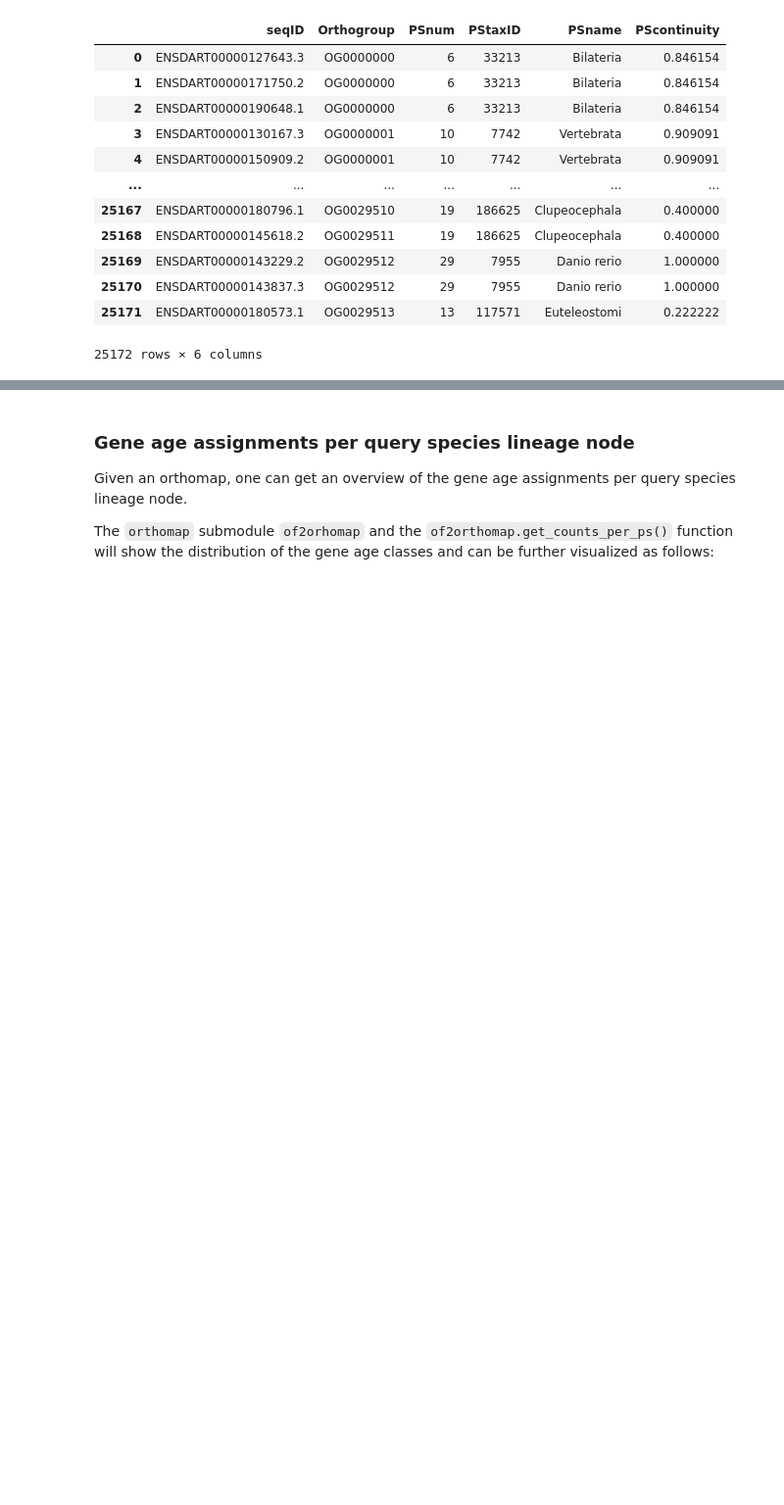
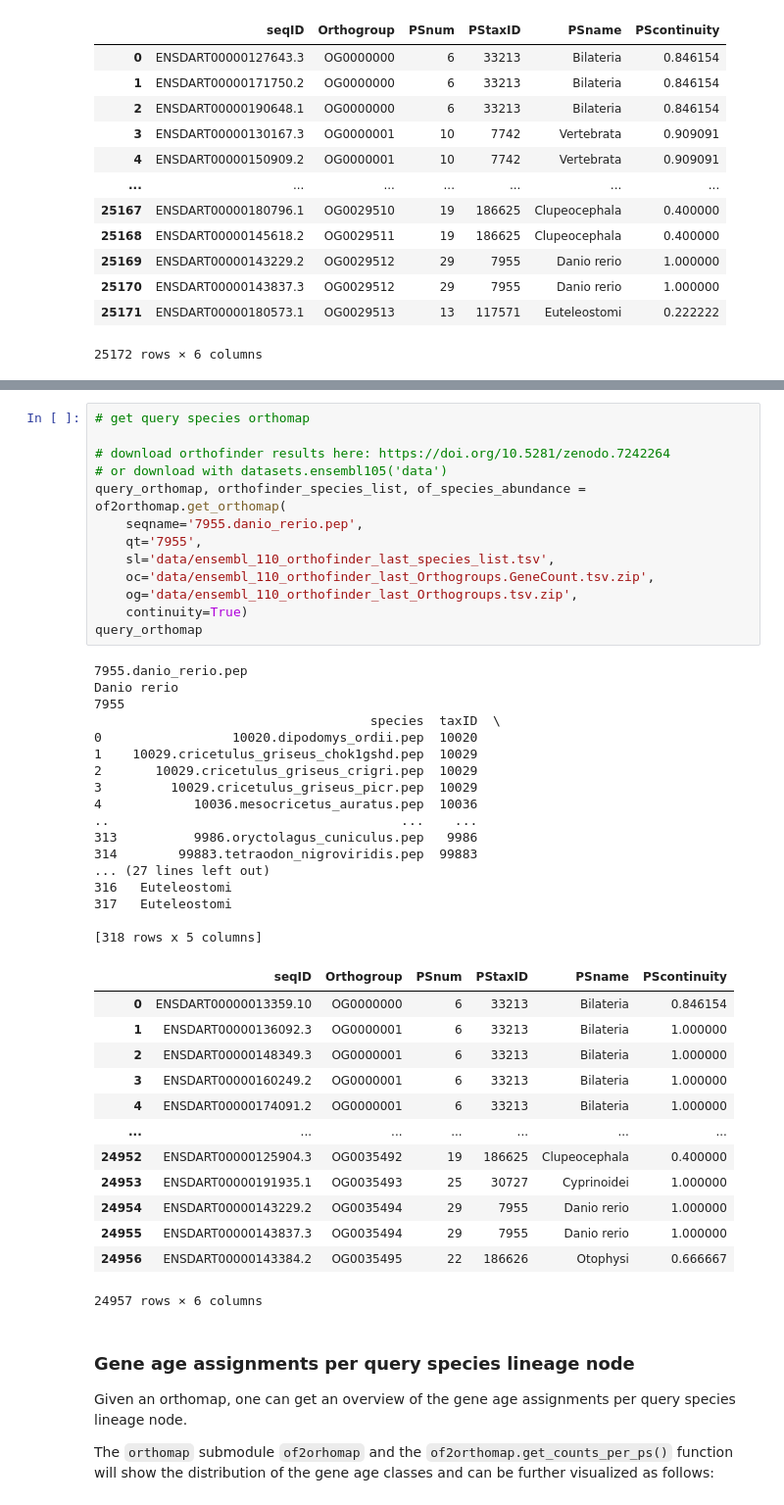
Before and after one commit to kullrich/orthomap, a Jupyter notebook: docs/notebooks/get_orthomap.ipynb, the cells around one changed output, grey strips where cells are left out. Shown at 98% size. Saved outputs shown, nothing was run; the diff lists cells and outputs as text; blank space fills up the shorter version.

```diff
--- a/docs/notebooks/get_orthomap.ipynb
+++ b/docs/notebooks/get_orthomap.ipynb
@@ -139,3 +164,47 @@ Danio rerio
+# %%
+# get query species orthomap
+
+# download orthofinder results here: https://doi.org/10.5281/zenodo.7242264
+# or download with datasets.ensembl105('data')
+query_orthomap, orthofinder_species_list, of_species_abundance = of2orthomap.get_orthomap(
+    seqname='7955.danio_rerio.pep',
+    qt='7955',
+    sl='data/ensembl_110_orthofinder_last_species_list.tsv',
+    oc='data/ensembl_110_orthofinder_last_Orthogroups.GeneCount.tsv.zip',
+    og='data/ensembl_110_orthofinder_last_Orthogroups.tsv.zip',
+    continuity=True)
+query_orthomap
+# %% [output]
+7955.danio_rerio.pep
+Danio rerio
+7955
+                                    species  taxID  \
+0                 10020.dipodomys_ordii.pep  10020
+1    10029.cricetulus_griseus_chok1gshd.pep  10029
+2       10029.cricetulus_griseus_crigri.pep  10029
+3         10029.cricetulus_griseus_picr.pep  10029
+4            10036.mesocricetus_auratus.pep  10036
+..                                      ...    ...
+313          9986.oryctolagus_cuniculus.pep   9986
+314        99883.tetraodon_nigroviridis.pep  99883
+... (27 lines left out)
+316   Euteleostomi
+317   Euteleostomi
+
+[318 rows x 5 columns]
+|  | seqID | Orthogroup | PSnum | PStaxID | PSname | PScontinuity |
+| 0 | ENSDART00000013359.10 | OG0000000 | 6 | 33213 | Bilateria | 0.846154 |
+| 1 | ENSDART00000136092.3 | OG0000001 | 6 | 33213 | Bilateria | 1.000000 |
+| 2 | ENSDART00000148349.3 | OG0000001 | 6 | 33213 | Bilateria | 1.000000 |
+| 3 | ENSDART00000160249.2 | OG0000001 | 6 | 33213 | Bilateria | 1.000000 |
+| 4 | ENSDART00000174091.2 | OG0000001 | 6 | 33213 | Bilateria | 1.000000 |
+| ... | ... | ... | ... | ... | ... | ... |
+| 24952 | ENSDART00000125904.3 | OG0035492 | 19 | 186625 | Clupeocephala | 0.400000 |
+| 24953 | ENSDART00000191935.1 | OG0035493 | 25 | 30727 | Cyprinoidei | 1.000000 |
+| 24954 | ENSDART00000143229.2 | OG0035494 | 29 | 7955 | Danio rerio | 1.000000 |
+| 24955 | ENSDART00000143837.3 | OG0035494 | 29 | 7955 | Danio rerio | 1.000000 |
+| 24956 | ENSDART00000143384.2 | OG0035495 | 22 | 186626 | Otophysi | 0.666667 |
+24957 rows × 6 columns
 # %% [markdown]
 ### Gene age assignments per query species lineage node
 
```
Also changed, not shown: parts of 7 cells of this notebook, 1 other file.
